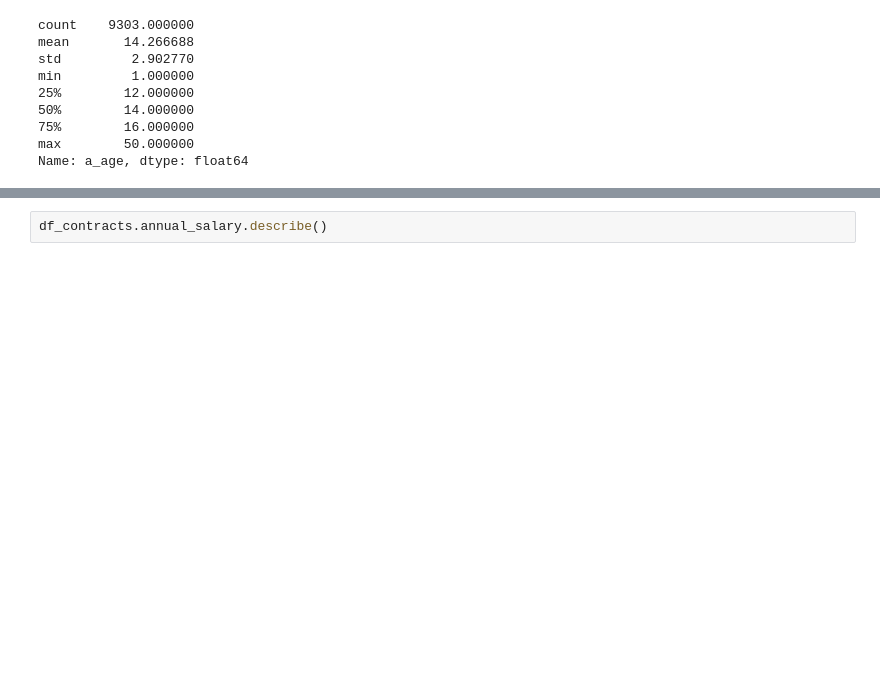
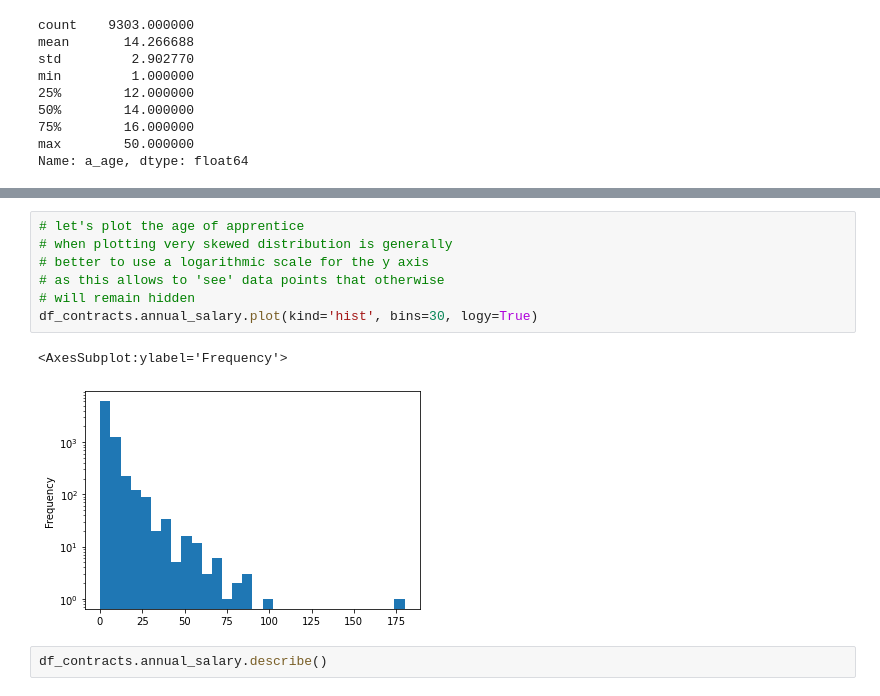
Before and after one commit to mromanello/ADA-DHOxSS, a Jupyter notebook: notebooks/3.2 Exploratory data analysis and working with texts.ipynb, the cells around one changed output, grey strips where cells are left out. Saved outputs shown, nothing was run; the diff lists cells and outputs as text; blank space fills up the shorter version.

```diff
--- a/notebooks/3.2 Exploratory data analysis and working with texts.ipynb
+++ b/notebooks/3.2 Exploratory data analysis and working with texts.ipynb
@@ -133,3 +136,13 @@ df_contracts.annual_salary.hist(bins=30)
+# %%
+# let's plot the age of apprentice
+# when plotting very skewed distribution is generally
+# better to use a logarithmic scale for the y axis
+# as this allows to 'see' data points that otherwise
+# will remain hidden
+df_contracts.annual_salary.plot(kind='hist', bins=30, logy=True)
+# %% [output]
+<AxesSubplot:ylabel='Frequency'>
+[figure, added]
 # %%
 df_contracts.annual_salary.describe()
 # %% [output]
```
Also changed, not shown: parts of 30 cells of this notebook.
